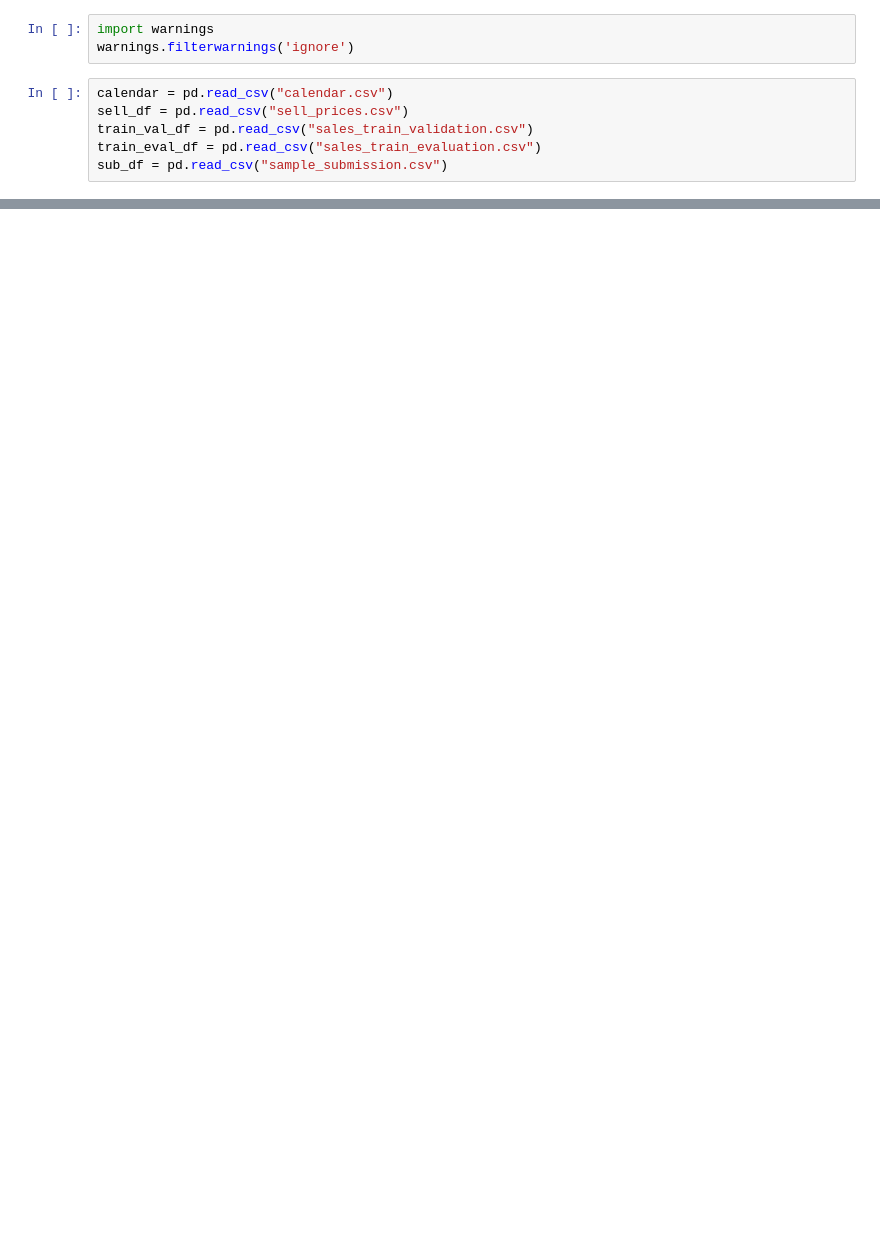
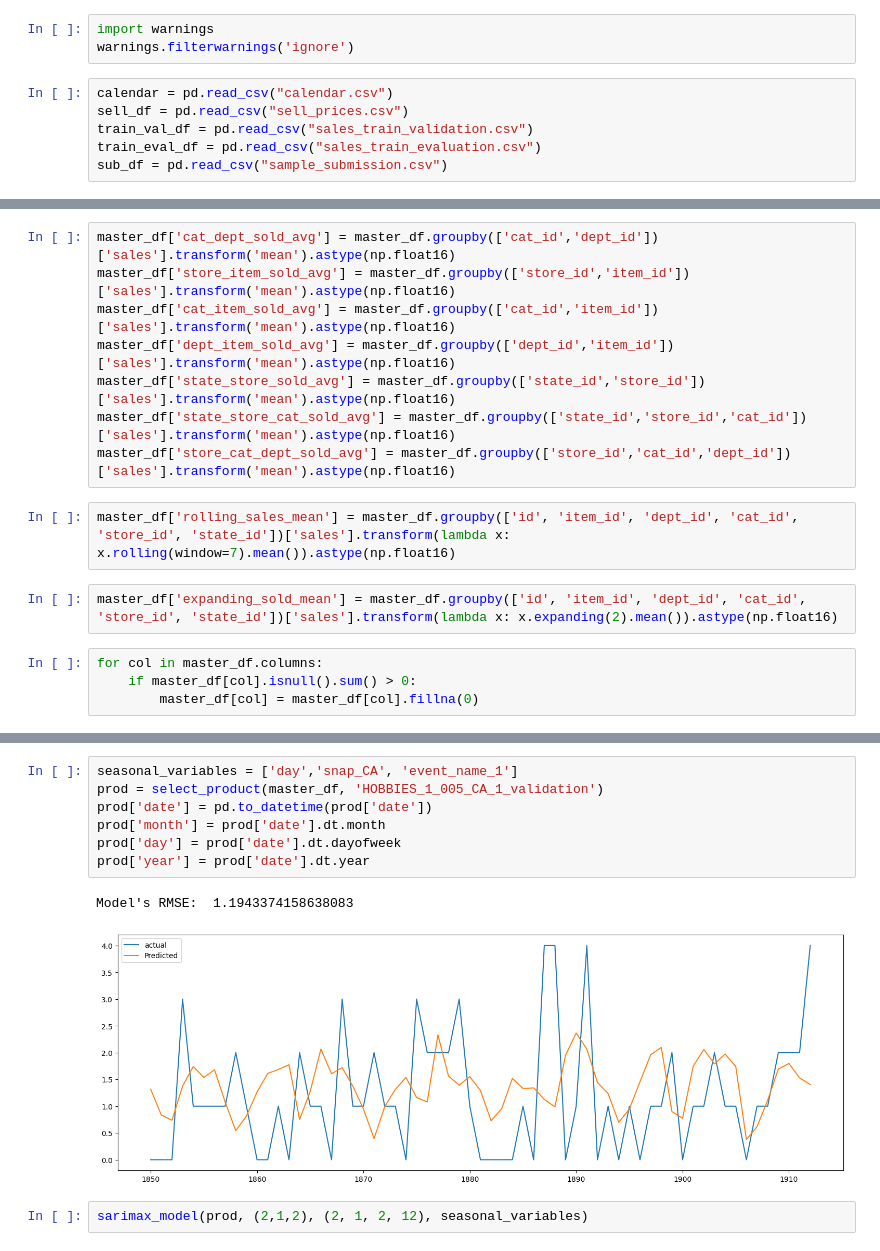
Before and after one commit to sonaljain2212/Walmart-Sales-Forecasting, a Jupyter notebook: Modeling.ipynb, the cells around one changed output, grey strips where cells are left out. Cells and saved outputs as stored; diff of their text form; blank space fills up the shorter version.

```diff
--- a/Modeling.ipynb
+++ b/Modeling.ipynb
@@ -439,0 +537,16 @@ plt.show()
+# %%
+master_df['cat_dept_sold_avg'] = master_df.groupby(['cat_id','dept_id'])['sales'].transform('mean').astype(np.float16)
+master_df['store_item_sold_avg'] = master_df.groupby(['store_id','item_id'])['sales'].transform('mean').astype(np.float16)
+master_df['cat_item_sold_avg'] = master_df.groupby(['cat_id','item_id'])['sales'].transform('mean').astype(np.float16)
+master_df['dept_item_sold_avg'] = master_df.groupby(['dept_id','item_id'])['sales'].transform('mean').astype(np.float16)
+master_df['state_store_sold_avg'] = master_df.groupby(['state_id','store_id'])['sales'].transform('mean').astype(np.float16)
+master_df['state_store_cat_sold_avg'] = master_df.groupby(['state_id','store_id','cat_id'])['sales'].transform('mean').astype(np.float16)
+master_df['store_cat_dept_sold_avg'] = master_df.groupby(['store_id','cat_id','dept_id'])['sales'].transform('mean').astype(np.float16)
+# %%
+master_df['rolling_sales_mean'] = master_df.groupby(['id', 'item_id', 'dept_id', 'cat_id', 'store_id', 'state_id'])['sales'].transform(lambda x: x.rolling(window=7).mean()).astype(np.float16)
+# %%
+master_df['expanding_sold_mean'] = master_df.groupby(['id', 'item_id', 'dept_id', 'cat_id', 'store_id', 'state_id'])['sales'].transform(lambda x: x.expanding(2).mean()).astype(np.float16)
+# %%
+for col in master_df.columns:
+    if master_df[col].isnull().sum() > 0:
+        master_df[col] = master_df[col].fillna(0)
@@ -439,0 +568,12 @@ plt.show()
+# %%
+seasonal_variables = ['day','snap_CA', 'event_name_1']
+prod = select_product(master_df, 'HOBBIES_1_005_CA_1_validation')
+prod['date'] = pd.to_datetime(prod['date'])
+prod['month'] = prod['date'].dt.month
+prod['day'] = prod['date'].dt.dayofweek
+prod['year'] = prod['date'].dt.year
+# %% [output]
+Model's RMSE:  1.1943374158638083
+[figure, added]
+# %%
+sarimax_model(prod, (2,1,2), (2, 1, 2, 12), seasonal_variables)
```
Also changed, not shown: parts of 71 cells of this notebook.
